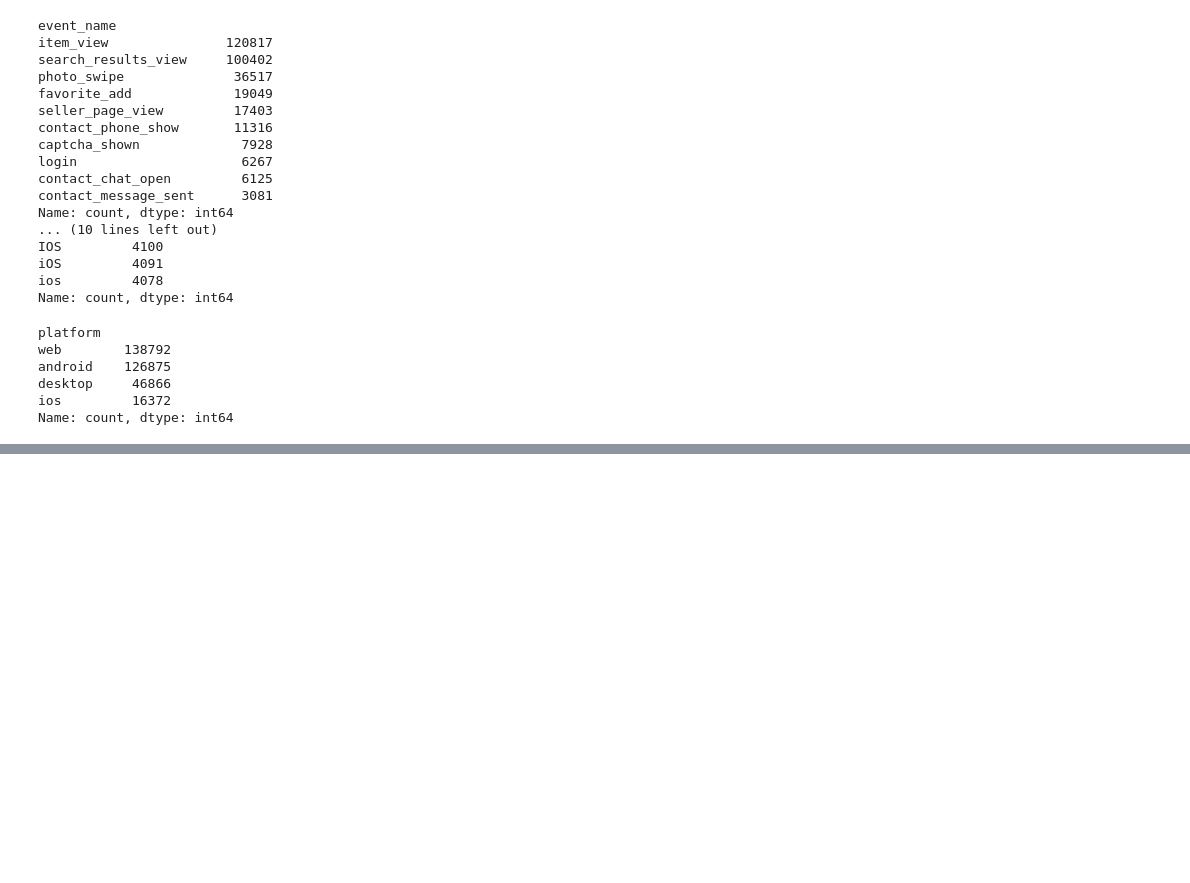
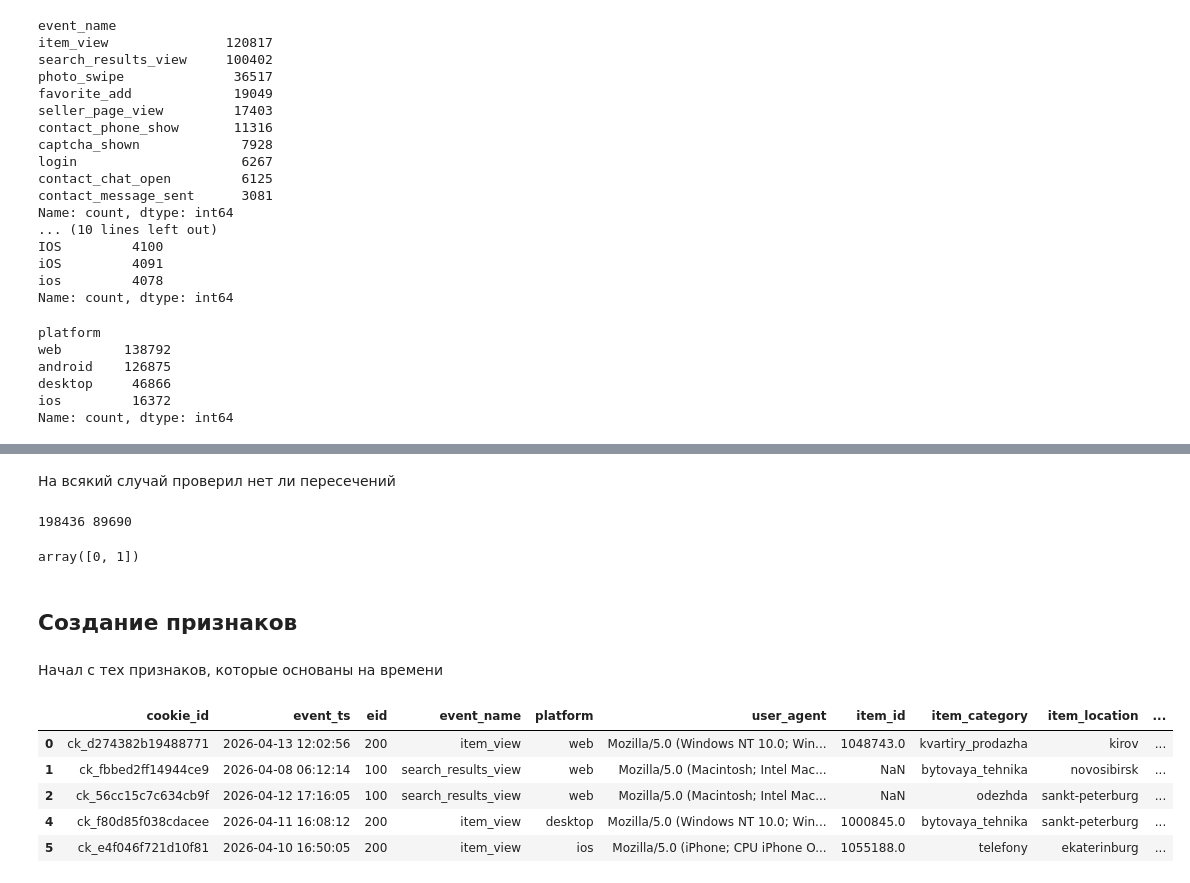
Before and after one commit to Awesomnaty/Avito_Bootcamp_ML, a Jupyter notebook: main.ipynb, the cells around one changed output, grey strips where cells are left out. Saved outputs shown, nothing was run; the diff lists cells and outputs as text; code cells hidden in the pictures; blank space fills up the shorter version.

```diff
--- a/main.ipynb
+++ b/main.ipynb
@@ -116,0 +136,29 @@ Index(['cookie_id', 'event_ts', 'eid', 'event_name', 'platform', 'user_agent',
+# %% [markdown]
+На всякий случай проверил нет ли пересечений
+# %%
+def events_in_window(events, meta):
+    ev = events.merge(meta[['cookie_id', 'window_start_ts', 'window_end_ts']], on='cookie_id')
+    return ev[(ev.event_ts >= ev.window_start_ts) & (ev.event_ts < ev.window_end_ts)]
+
+ev_tr = events_in_window(events, train)
+ev_te = events_in_window(events, test)
+print(len(ev_tr), len(ev_te))
+# %% [output]
+198436 89690
+# %%
+train.target.unique()
+# %% [output]
+array([0, 1])
+# %% [markdown]
+## Создание признаков
+# %% [markdown]
+Начал с тех признаков, которые основаны на времени
+# %%
+ev_tr.head()
+# %% [output]
+|  | cookie_id | event_ts | eid | event_name | platform | user_agent | item_id | item_category | item_location | ... |
+| 0 | ck_d274382b19488771 | 2026-04-13 12:02:56 | 200 | item_view | web | Mozilla/5.0 (Windows NT 10.0; Win... | 1048743.0 | kvartiry_prodazha | kirov | ... |
+| 1 | ck_fbbed2ff14944ce9 | 2026-04-08 06:12:14 | 100 | search_results_view | web | Mozilla/5.0 (Macintosh; Intel Mac... | NaN | bytovaya_tehnika | novosibirsk | ... |
+| 2 | ck_56cc15c7c634cb9f | 2026-04-12 17:16:05 | 100 | search_results_view | web | Mozilla/5.0 (Macintosh; Intel Mac... | NaN | odezhda | sankt-peterburg | ... |
+| 4 | ck_f80d85f038cdacee | 2026-04-11 16:08:12 | 200 | item_view | desktop | Mozilla/5.0 (Windows NT 10.0; Win... | 1000845.0 | bytovaya_tehnika | sankt-peterburg | ... |
+| 5 | ck_e4f046f721d10f81 | 2026-04-10 16:50:05 | 200 | item_view | ios | Mozilla/5.0 (iPhone; CPU iPhone O... | 1055188.0 | telefony | ekaterinburg | ... |
```
Also changed, not shown: parts of 35 cells of this notebook.
